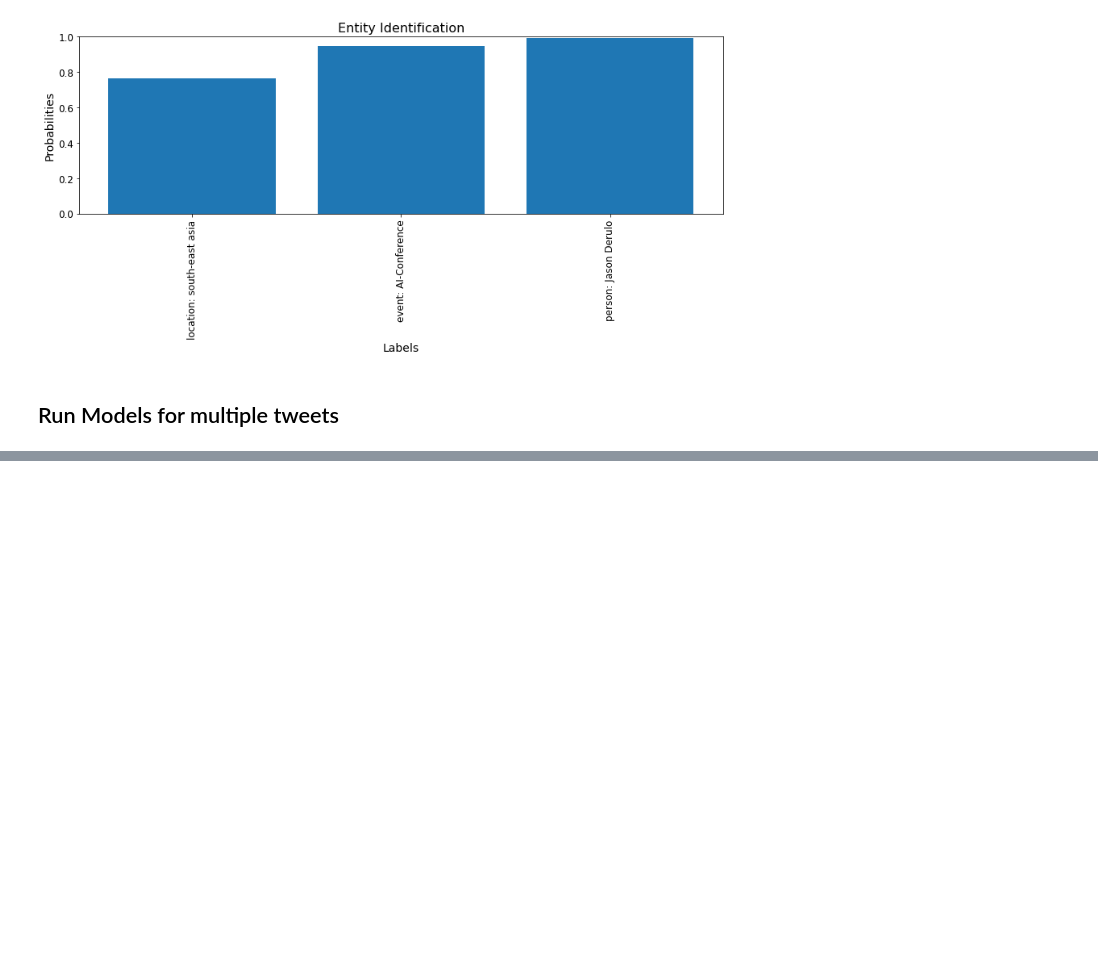
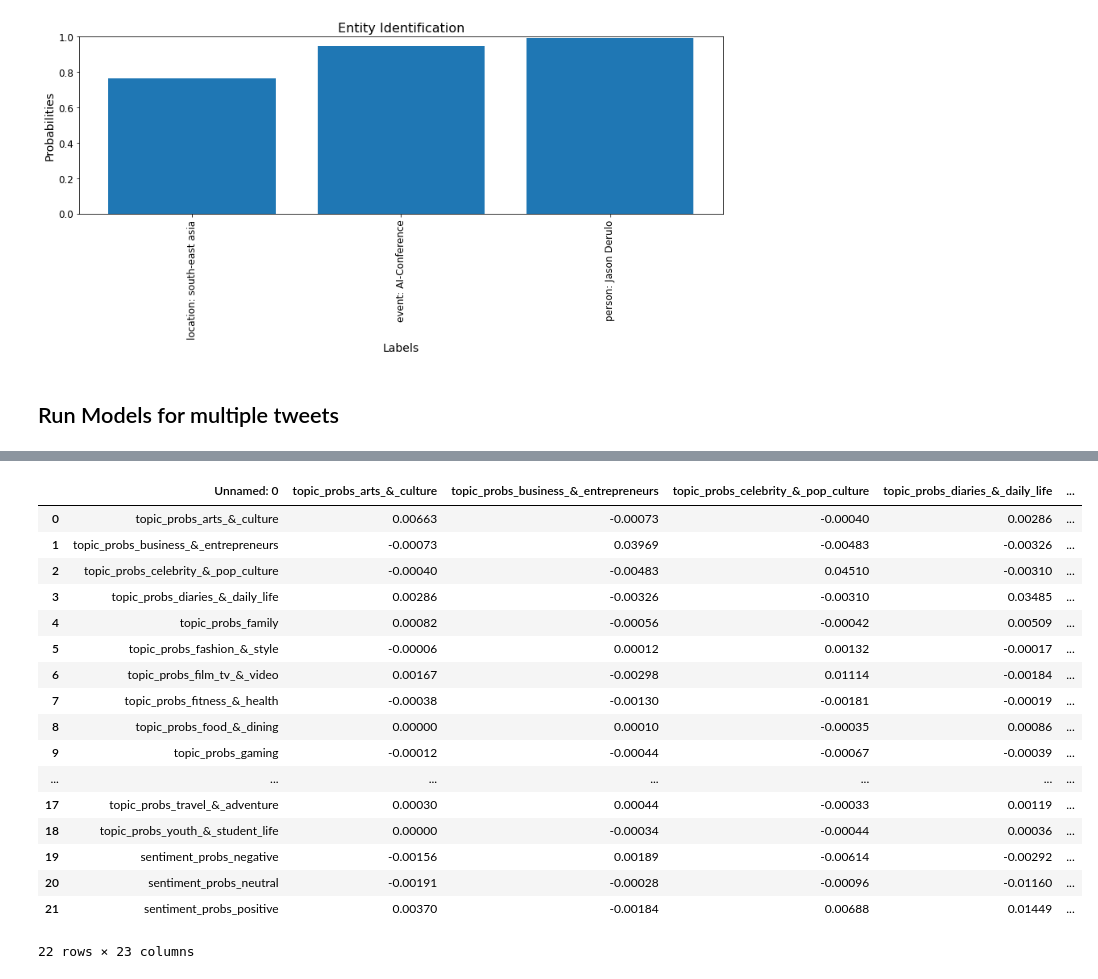
Before and after one commit to espinetandreu/SocialNetworkX, a Jupyter notebook: TweetContentCategorization.ipynb, the cells around one changed output, grey strips where cells are left out. Drawn from its saved outputs; the diff is of its cells as text; code cells hidden in the pictures; blank space fills up the shorter version.

```diff
--- a/TweetContentCategorization.ipynb
+++ b/TweetContentCategorization.ipynb
@@ -215,0 +244,22 @@ Wall time: 8min 28s
+# %%
+covariance_matrix = pd.read_csv(f'temp/{cluster_name}_covariance_matrix.csv')
+display(covariance_matrix)
+# %% [output]
+|  | Unnamed: 0 | topic_probs_arts_&_culture | topic_probs_business_&_entrepreneurs | topic_probs_celebrity_&_pop_culture | topic_probs_diaries_&_daily_life | ... |
+| 0 | topic_probs_arts_&_culture | 0.00663 | -0.00073 | -0.00040 | 0.00286 | ... |
+| 1 | topic_probs_business_&_entrepreneurs | -0.00073 | 0.03969 | -0.00483 | -0.00326 | ... |
+| 2 | topic_probs_celebrity_&_pop_culture | -0.00040 | -0.00483 | 0.04510 | -0.00310 | ... |
+| 3 | topic_probs_diaries_&_daily_life | 0.00286 | -0.00326 | -0.00310 | 0.03485 | ... |
+| 4 | topic_probs_family | 0.00082 | -0.00056 | -0.00042 | 0.00509 | ... |
+| 5 | topic_probs_fashion_&_style | -0.00006 | 0.00012 | 0.00132 | -0.00017 | ... |
+| 6 | topic_probs_film_tv_&_video | 0.00167 | -0.00298 | 0.01114 | -0.00184 | ... |
+| 7 | topic_probs_fitness_&_health | -0.00038 | -0.00130 | -0.00181 | -0.00019 | ... |
+| 8 | topic_probs_food_&_dining | 0.00000 | 0.00010 | -0.00035 | 0.00086 | ... |
+| 9 | topic_probs_gaming | -0.00012 | -0.00044 | -0.00067 | -0.00039 | ... |
+| ... | ... | ... | ... | ... | ... | ... |
+| 17 | topic_probs_travel_&_adventure | 0.00030 | 0.00044 | -0.00033 | 0.00119 | ... |
+| 18 | topic_probs_youth_&_student_life | 0.00000 | -0.00034 | -0.00044 | 0.00036 | ... |
+| 19 | sentiment_probs_negative | -0.00156 | 0.00189 | -0.00614 | -0.00292 | ... |
+| 20 | sentiment_probs_neutral | -0.00191 | -0.00028 | -0.00096 | -0.01160 | ... |
+| 21 | sentiment_probs_positive | 0.00370 | -0.00184 | 0.00688 | 0.01449 | ... |
+22 rows × 23 columns
```
Also changed, not shown: parts of 7 cells of this notebook.
